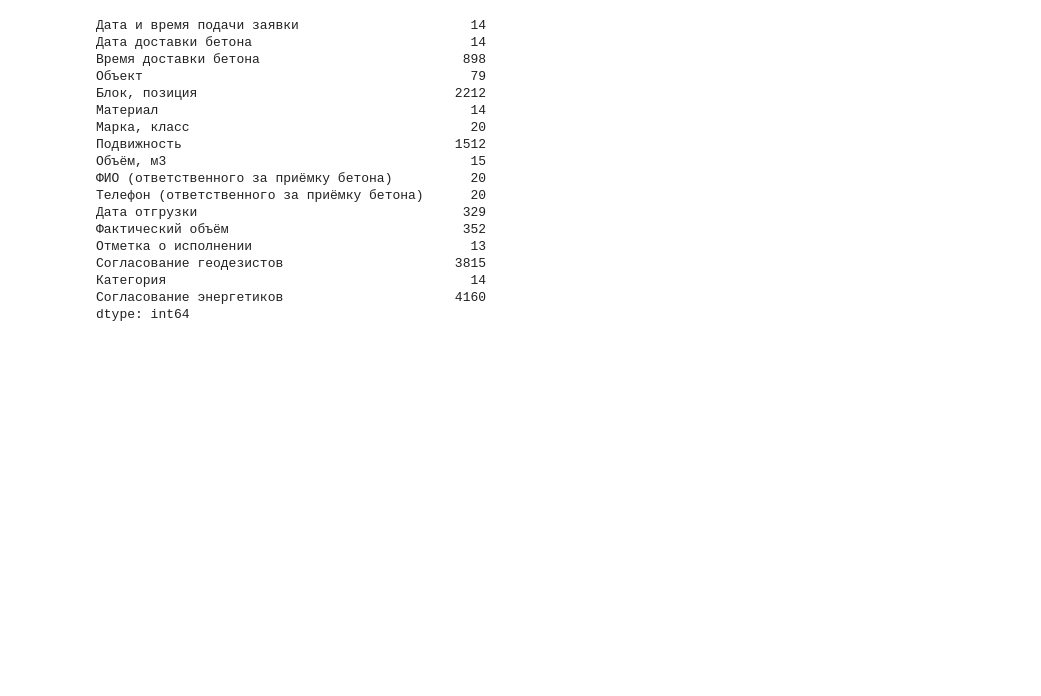
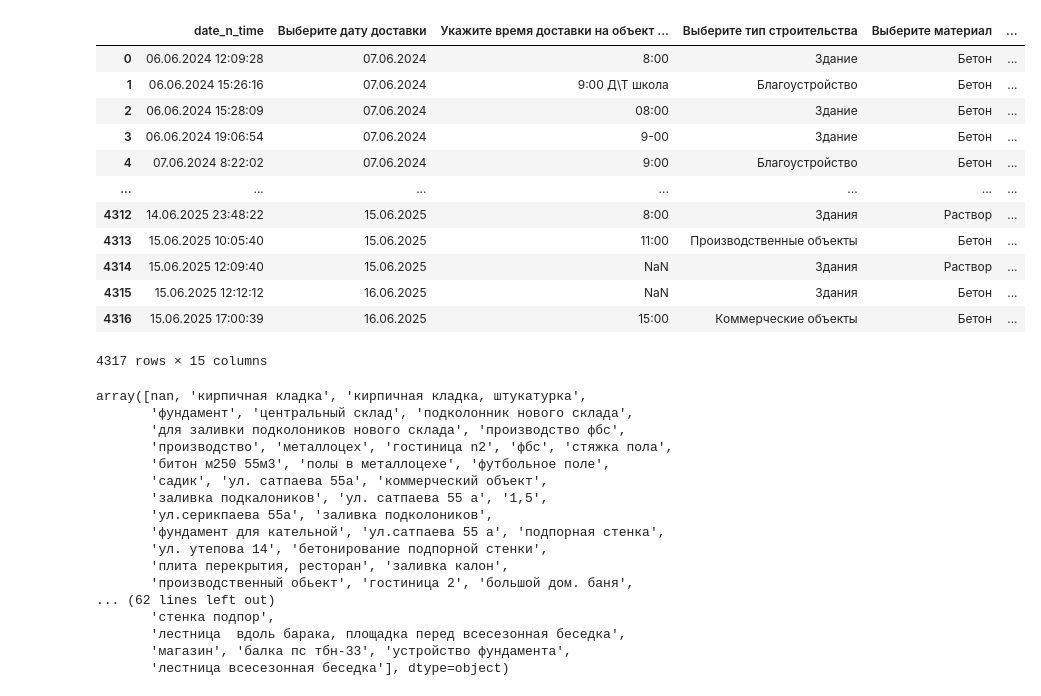
Before and after one commit to Andrefan1406/ds_projects, a Jupyter notebook: concrete_delays/Untitled.ipynb, the cells around one changed output. Cells and saved outputs as stored; diff of their text form; code cells hidden in the pictures; blank space fills up the shorter version.

```diff
--- a/concrete_delays/Untitled.ipynb
+++ b/concrete_delays/Untitled.ipynb
@@ -40,0 +57,13 @@ memory usage: 559.9+ KB
+# %%
+df['constructive'] = (df['Укажите конструктив'].fillna('') +
+               df['Выберите конструкцию'].fillna('') +
+               df['Выберите конструкцию '].fillna('') +
+               df['Выберите конструктив'].fillna('') +
+               df['Выберите конструктив.1'].fillna('') +
+               df['Выберите конструктив.2'].fillna('') +
+               df['Выберите конструктив.3'].fillna('') +
+               df['Выберите конструктив.4'].fillna('') +
+               df['Выберите конструктив.5'].fillna('') +
+               df['Выберите конструкцию.1'].fillna('') +
+               df['Выберите конструкцию.2'].fillna('') +
+               df['Выберите конструкцию.3'].fillna(''))
@@ -58,22 +156,42 @@ df_filtered
+# %%
+df_filtered_columns = df_filtered_columns.rename(columns={
+    'Отметка времени' : 'date_n_time'
+})
+# %%
+df_filtered_columns
+# %% [output]
+|  | date_n_time | Выберите дату доставки | Укажите время доставки на объект ... | Выберите тип строительства | Выберите материал | ... |
+| 0 | 06.06.2024 12:09:28 | 07.06.2024 | 8:00 | Здание | Бетон | ... |
+| 1 | 06.06.2024 15:26:16 | 07.06.2024 | 9:00 Д\Т школа | Благоустройство | Бетон | ... |
+| 2 | 06.06.2024 15:28:09 | 07.06.2024 | 08:00 | Здание | Бетон | ... |
+| 3 | 06.06.2024 19:06:54 | 07.06.2024 | 9-00 | Здание | Бетон | ... |
+| 4 | 07.06.2024 8:22:02 | 07.06.2024 | 9:00 | Благоустройство | Бетон | ... |
+| ... | ... | ... | ... | ... | ... | ... |
+| 4312 | 14.06.2025 23:48:22 | 15.06.2025 | 8:00 | Здания | Раствор | ... |
+| 4313 | 15.06.2025 10:05:40 | 15.06.2025 | 11:00 | Производственные объекты | Бетон | ... |
+| 4314 | 15.06.2025 12:09:40 | 15.06.2025 | NaN | Здания | Раствор | ... |
+| 4315 | 15.06.2025 12:12:12 | 16.06.2025 | NaN | Здания | Бетон | ... |
+| 4316 | 15.06.2025 17:00:39 | 16.06.2025 | 15:00 | Коммерческие объекты | Бетон | ... |
+4317 rows × 15 columns
 # %%
-df_filtered.isna().sum()
+df['Укажите конструктив'] = df['Укажите конструктив'].str.strip().str.lower()
+df['Укажите конструктив'].unique()
 # %% [output]
-Дата и время подачи заявки                      14
-Дата доставки бетона                            14
-Время доставки бетона                          898
-Объект                                          79
-Блок, позиция                                 2212
-Материал                                        14
-Марка, класс                                    20
-Подвижность                                   1512
-Объём, м3                                       15
-ФИО (ответственного за приёмку бетона)          20
-Телефон (ответственного за приёмку бетона)      20
-Дата отгрузки                                  329
-Фактический объём                              352
-Отметка о исполнении                            13
-Согласование геодезистов                      3815
-Категория                                       14
-Согласование энергетиков                      4160
-dtype: int64
+array([nan, 'кирпичная кладка', 'кирпичная кладка, штукатурка',
+       'фундамент', 'центральный склад', 'подколонник нового склада',
+       'для заливки подколоников нового склада', 'производство фбс',
+       'производство', 'металлоцех', 'гостиница n2', 'фбс', 'стяжка пола',
+       'битон м250 55м3', 'полы в металлоцехе', 'футбольное поле',
+       'садик', 'ул. сатпаева 55а', 'коммерческий объект',
+       'заливка подкалоников', 'ул. сатпаева 55 а', '1,5',
+       'ул.серикпаева 55а', 'заливка подколоников',
+       'фундамент для кательной', 'ул.сатпаева 55 а', 'подпорная стенка',
+       'ул. утепова 14', 'бетонирование подпорной стенки',
+       'плита перекрытия, ресторан', 'заливка калон',
+       'производственный обьект', 'гостиница 2', 'большой дом. баня',
+... (62 lines left out)
+       'стенка подпор',
+       'лестница  вдоль барака, площадка перед всесезонная беседка',
+       'магазин', 'балка пс тбн-33', 'устройство фундамента',
+       'лестница всесезонная беседка'], dtype=object)
 # %%
```
Also changed, not shown: parts of 24 cells of this notebook.
